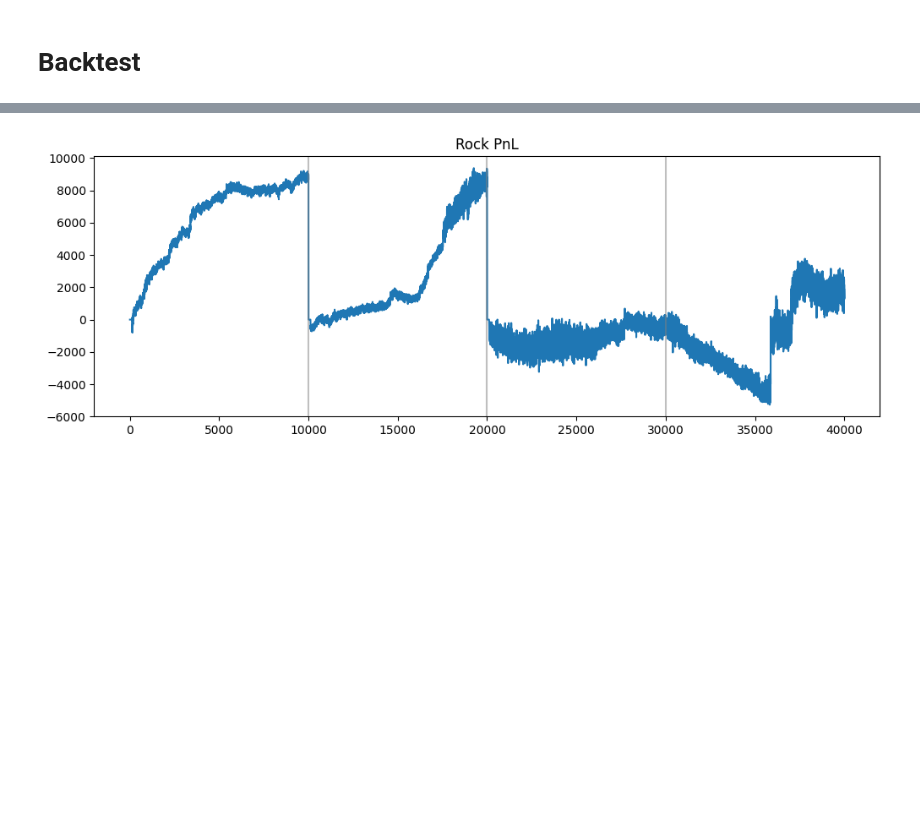
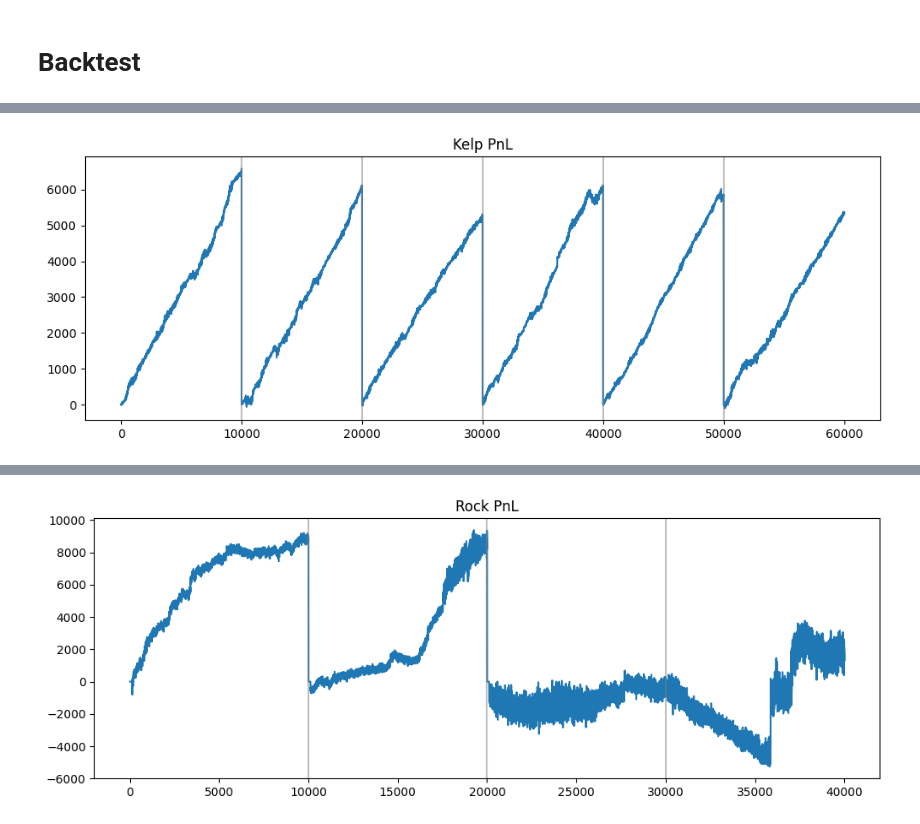
Before and after one commit to aemilani/imc-prosperity-3, a Jupyter notebook: notebooks/logs_round_3.ipynb, the cells around one changed output, grey strips where cells are left out. Saved outputs shown, nothing was run; the diff lists cells and outputs as text; code cells hidden in the pictures; blank space fills up the shorter version.

```diff
--- a/notebooks/logs_round_3.ipynb
+++ b/notebooks/logs_round_3.ipynb
@@ -36,0 +46,9 @@ Error parsing JSON: Expecting property name enclosed in double quotes: line 9 co
+# %%
+plt.figure(figsize=(12, 4))
+plt.plot(activities[activities['product'] == 'KELP']['profit_and_loss'].to_numpy())
+for i in [10000, 20000, 30000, 40000, 50000]:
+    plt.axvline(i, c='gray', alpha=0.5)
+plt.title('Kelp PnL')
+plt.show()
+# %% [output]
+[figure, added]
```
Also changed, not shown: parts of 3 cells of this notebook, 5 other files.
